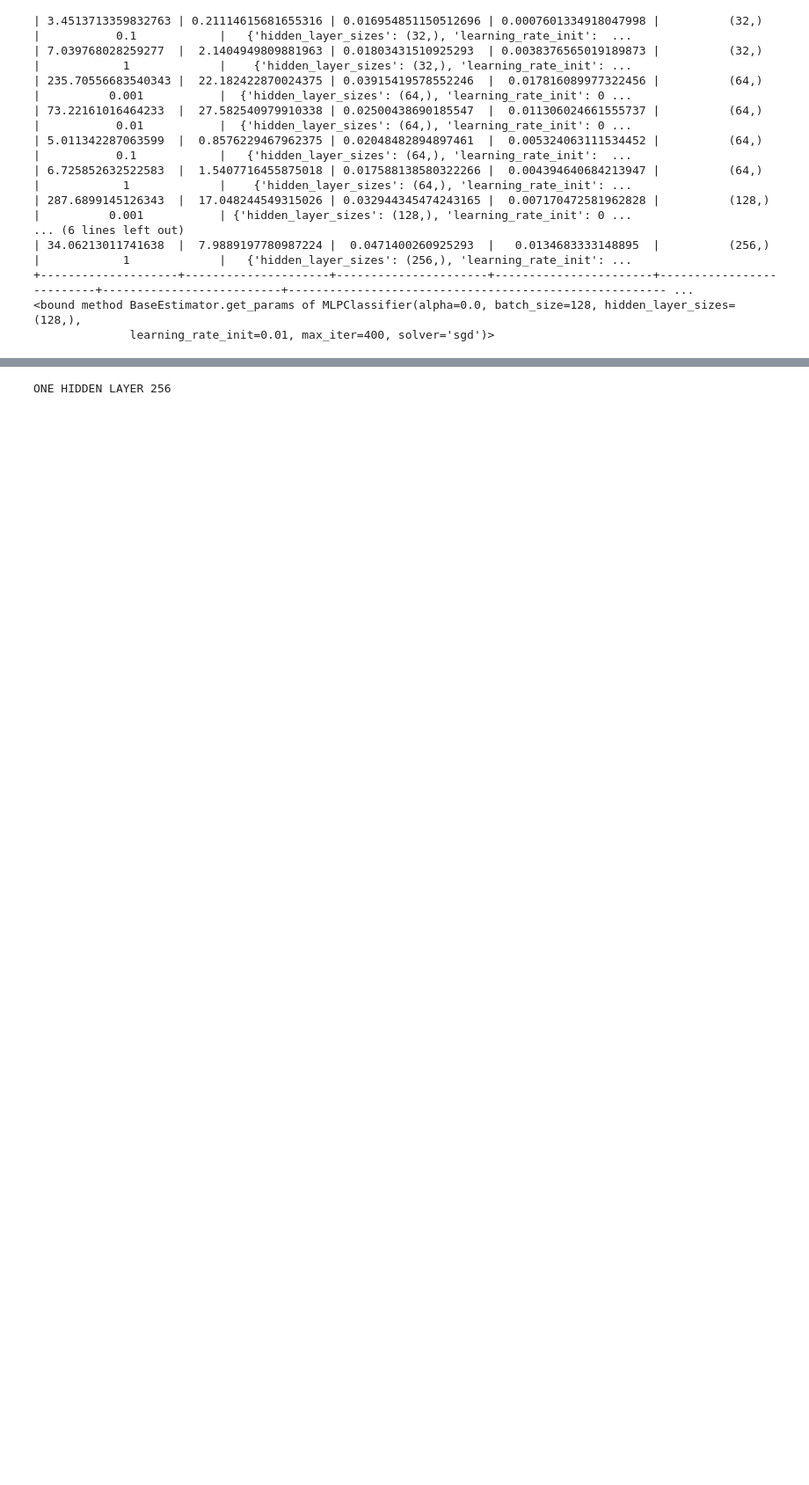
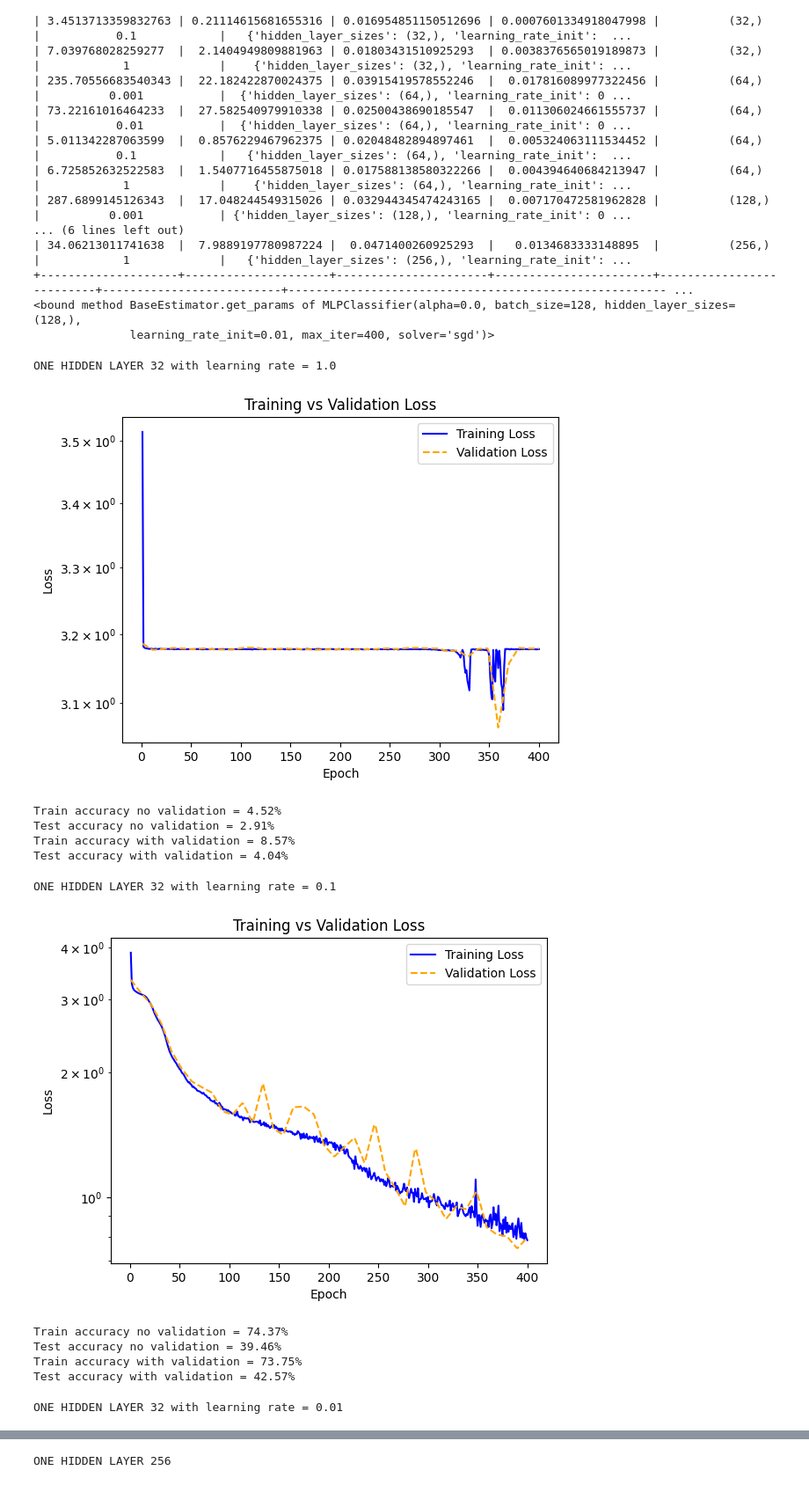
Before and after one commit to ZachGurberg/COMP551_Assignment3, a Jupyter notebook: assignment3_group-1.ipynb, the cells around one changed output, grey strips where cells are left out. Shown at 88% size. Saved outputs shown, nothing was run; the diff lists cells and outputs as text; code cells hidden in the pictures; blank space fills up the shorter version.

Commit message:
1 hidden 32 and 64 done, perturbation not done

```diff
--- a/assignment3_group-1.ipynb
+++ b/assignment3_group-1.ipynb
@@ -432,7 +425,7 @@ mlp_no_hidden_layer = MLP(
     LinearLayer(784, 25),
     SoftmaxOutputLayer()
 )
-optimizer = GradientDescentOptimizer(mlp_no_hidden_layer, 1e-1)
+optimizer = GradientDescentOptimizer(mlp_no_hidden_layer, 1e-2)
 gradient_steps = 400
 best_val_params, train_losses, val_losses = train(mlp_no_hidden_layer, optimizer, X_train, y_train, gradient_steps)
 best_no_val_params = mlp_no_hidden_layer.get_params()
@@ -537,3 +530,35 @@ print("test accuracy:", test_score)
 +--------------------+---------------------+----------------------+-----------------------+--------------------------+--------------------------+------------------------------------------------------- ...
 <bound method BaseEstimator.get_params of MLPClassifier(alpha=0.0, batch_size=128, hidden_layer_sizes=(128,),
               learning_rate_init=0.01, max_iter=400, solver='sgd')>
+# %%
+HIDDEN_UNITS = 32
+learning_rates = [1e0, 1e-1, 1e-2, 1e-3]
+
+for i in learning_rates:
+    mlp_one_hidden_layer_32 = MLP(
+    LinearLayer(784, HIDDEN_UNITS),
+    ReLULayer(),
+    LinearLayer(HIDDEN_UNITS, 25),
+    SoftmaxOutputLayer()
+)
+    optimizer = GradientDescentOptimizer(mlp_one_hidden_layer_32, i)
+    gradient_steps = 400
+    best_val_params_32, training_losses_32, validation_losses_32 = train(mlp_one_hidden_layer_32, optimizer, X_train, y_train, gradient_steps)
+    best_no_val_params_32 = mlp_one_hidden_layer_32.get_params()
+    print("ONE HIDDEN LAYER 32 with learning rate = " + str(i))
+    plot_losses(training_losses_32, validation_losses_32)
+    one_hidden_layer_stats = get_accuracy_stats(mlp_one_hidden_layer_32, best_no_val_params_32, best_val_params_32, X_test, y_test, X_train, y_train)
+# %% [output]
+ONE HIDDEN LAYER 32 with learning rate = 1.0
+[figure, added]
+Train accuracy no validation = 4.52%
+Test accuracy no validation = 2.91%
+Train accuracy with validation = 8.57%
+Test accuracy with validation = 4.04%
+ONE HIDDEN LAYER 32 with learning rate = 0.1
+[figure, added]
+Train accuracy no validation = 74.37%
+Test accuracy no validation = 39.46%
+Train accuracy with validation = 73.75%
+Test accuracy with validation = 42.57%
+ONE HIDDEN LAYER 32 with learning rate = 0.01
```
Also changed, not shown: parts of 17 cells of this notebook, 6 other files.
